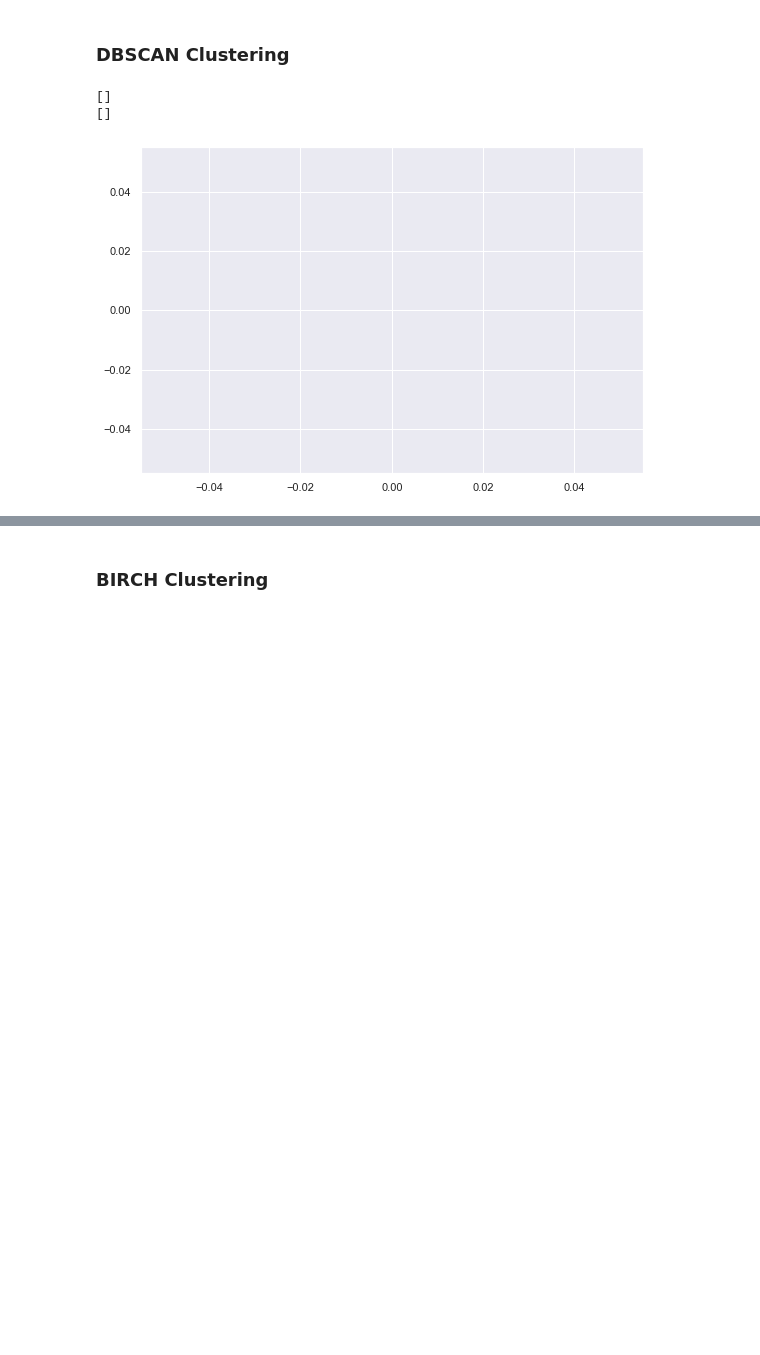
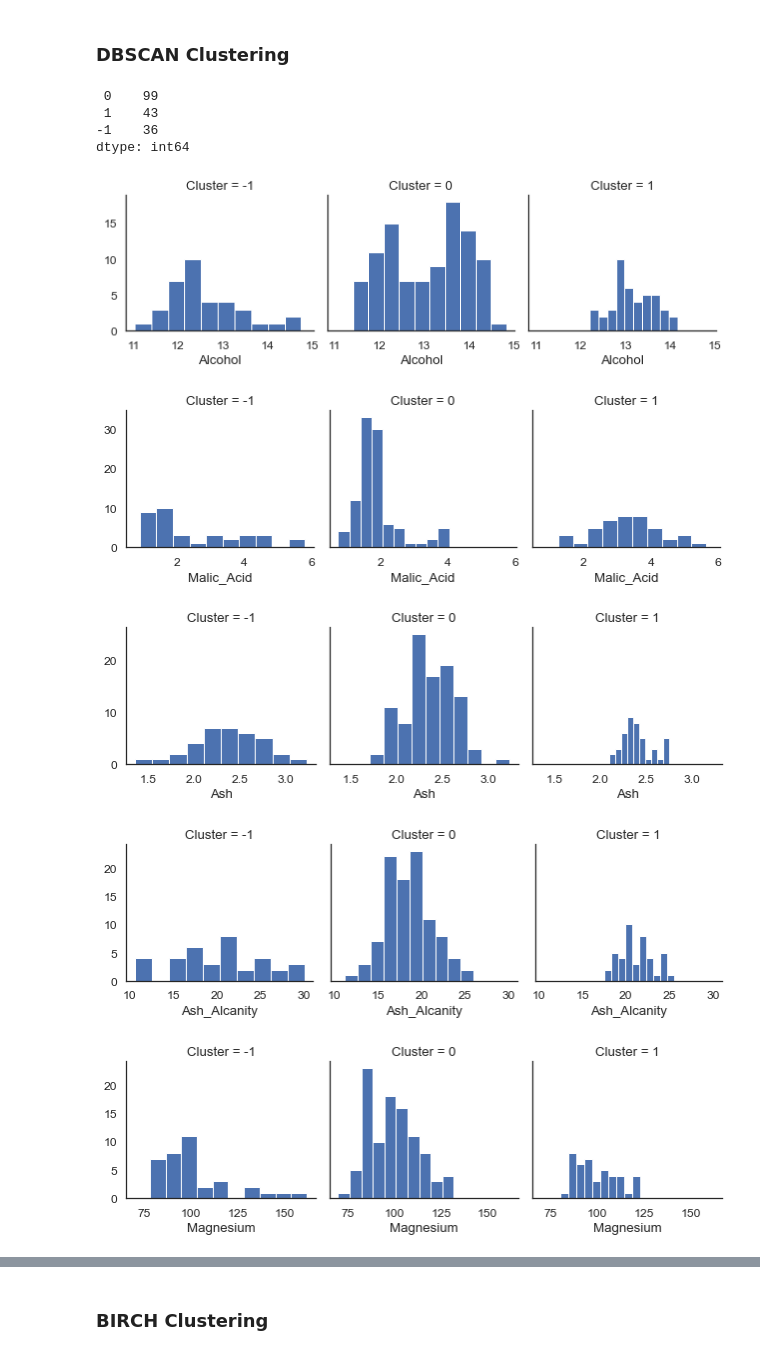
Before and after one commit to EVogel1999/Data-Mining-Assignment-3, a Jupyter notebook: src/main.ipynb, the cells around one changed output, grey strips where cells are left out. Saved outputs shown, nothing was run; the diff lists cells and outputs as text; code cells hidden in the pictures; blank space fills up the shorter version.

Commit message:
Optimize dbscan

```diff
--- a/src/main.ipynb
+++ b/src/main.ipynb
@@ -185,27 +185,29 @@ Text(0.5, 1.0, 'Clustered Data (PCA visualization)')
 [figure]
 # %% [markdown]
 ### DBSCAN Clustering
-# %%
-# define the model
-dbscan = DBSCAN()
-
-# assign each data point to a cluster
-dbscan_result = dbscan.fit_predict(wine_numpy)
-
-# get all of the unique clusters
-dbscan_clusters = np.unique(dbscan_result)
-
-# plot the DBSCAN clusters
-for cluster in dbscan_clusters:
-    # get data points that fall in this cluster
-    index = np.where(dbscan_result == dbscan_clusters)
-    print(wine_numpy[index, 1])
-    # make the plot
-    plt.scatter(wine_numpy[index, 0], wine_numpy[index, 1])
-
-# show the DBSCAN plot
-plt.show()
-# %% [output]
-[]
-[]
-[figure, removed]
+# %%
+dbscan = DBSCAN(eps=2.3, min_samples=4)
+dbscan_labels = dbscan.fit_predict(wine_cluster)
+
+pd.Series(dbscan_labels).value_counts()
+# %% [output]
+ 0    99
+ 1    43
+-1    36
+dtype: int64
+# %%
+wine_copy = wine.copy()
+wine_copy['Cluster'] = dbscan_labels
+
+aux = wine_copy.columns.tolist()
+aux[0:len(aux)-1]
+
+for cluster in aux[0:len(aux)-1]:
+    grid= sns.FacetGrid(wine_copy, col='Cluster')
+    grid.map(plt.hist, cluster)
+# %% [output]
+[figure, added]
+[figure, added]
+[figure, added]
+[figure, added]
+[figure, added]
```
Also changed, not shown: parts of 2 cells of this notebook.
